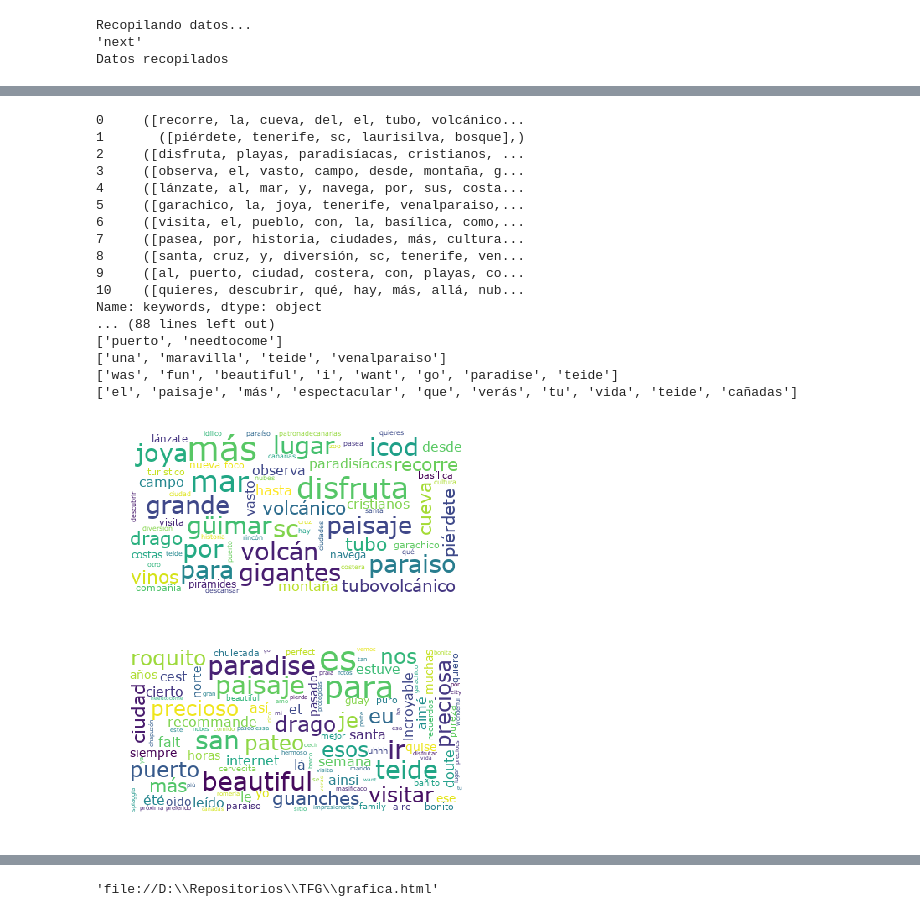
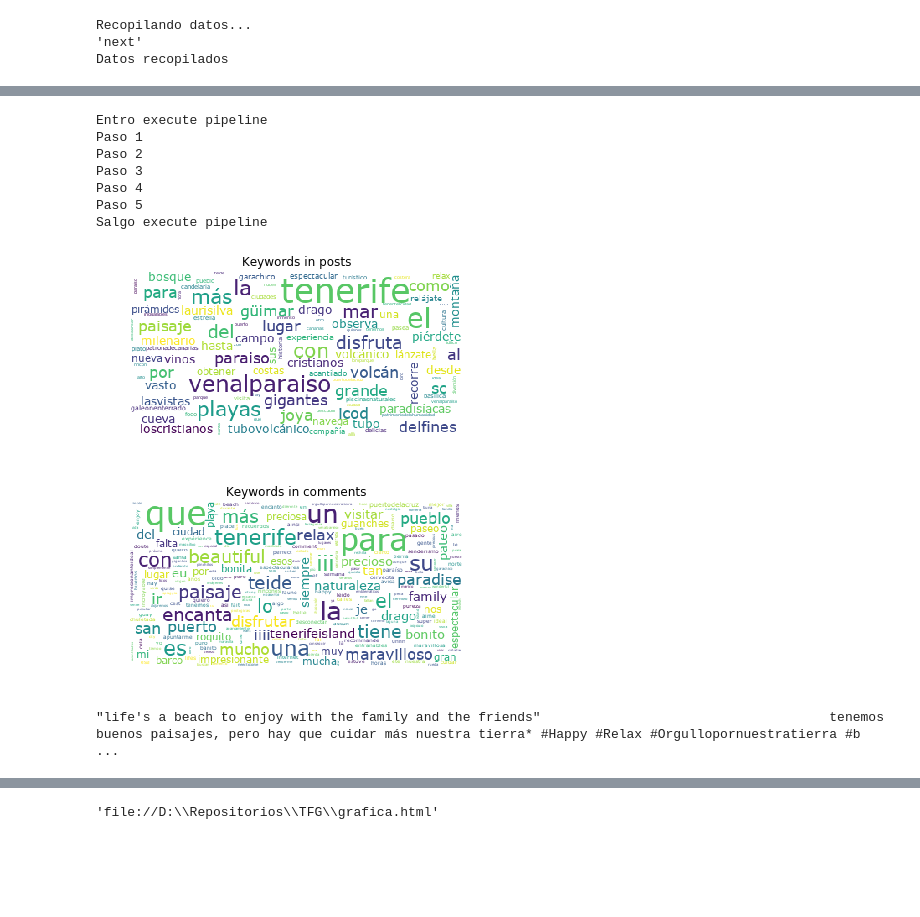
Before and after one commit to alu0100767803/TFG, a Jupyter notebook: Untitled.ipynb, the cells around one changed output, grey strips where cells are left out. Cells and saved outputs as stored; diff of their text form; code cells hidden in the pictures; blank space fills up the shorter version.

```diff
--- a/Untitled.ipynb
+++ b/Untitled.ipynb
@@ -42,12 +42,12 @@ collection_comments.delete_many({})
 # %% [output]
 <pymongo.results.DeleteResult at 0x...>
 # %%
-id = "215473732566847"              # id de la página que va a ser analizada
+id = "turismoTenerife"              # id de la página que va a ser analizada
 """Páginas usadas
  * tenerifevacanze
  * VisitTenerifeES
  * siampark
- * 215473732566847"""
+ * turismoTenerife"""
 
 
 
@@ -251,50 +217,48 @@ Salgo execute pipeline
+# %%
+df_comments = execute_pipeline(df_comments)
+# %% [output]
+Entro execute pipeline
+Paso 1
+Paso 2
+Paso 3
+Paso 4
+Paso 5
+Salgo execute pipeline
 # %%
 #Content analysis
 
-def viz_wordcloud(dataframe, column_name):
-    print(dataframe[column_name])
+def viz_wordcloud(dataframe, column_name, title):
     lst_tokens = list(itertools.chain.from_iterable(dataframe[column_name]))
     lst_p = []
     for phrase in lst_tokens:
-        print(phrase)
         lst_p.extend(phrase)
     lst_phrases = [phrase.replace(" ", "_") for phrase in lst_p]
 
-    CLEANING_LIST = ['el', 'la', 'lo', 'que', 'con', 'del', 'lo','como','una', 'al','su','un','en' ] # Lista con palabras que consideraremos como ruido
-    lst_phrases = [phrase for phrase in lst_phrases if not any(spam in phrase.lower() for spam in CLEANING_LIST)] # Quitamos los keywords considerados como ruido
-    lst_phrases = [phrase.replace(" ","_") for phrase in lst_phrases if len(phrase) > 1] # Eliminamos los tokens que son de una sola letra
-    wordcloud = WordCloud(font_path='./Fonts/Verdana.ttf', background_color="White", max_words=2000, max_font_size=40, random_state=42).generate(" ".join(lst_phrases))
+    CLEANING_LIST = [] # Lista con palabras que consideraremos como ruido
+    # Quitamos los elementos considerados como ruido
+    lst_phrases = [phrase.replace(" ","_") for phrase in lst_phrases if not any(spam in phrase.lower() for spam in CLEANING_LIST)]
+    # Eliminamos los tokens que son de una sola letra
+    lst_phrases = [phrase.replace(" ","_") for phrase in lst_phrases if len(phrase) > 1]
+
+    wordcloud = WordCloud(font_path='./Fonts/Verdana.ttf', background_color="White", max_words=2000
+                                        , max_font_size=40, random_state=42).generate(" ".join(lst_phrases))
 
     plt.figure()
     plt.imshow(wordcloud)
     plt.axis("off")
-    plt.show
+    plt.title(title)
+    plt.show()
 
 def print_verbatims(df, nb_verbatim, keywords):
     verbatims = df[df['message'].str.contains(keywords)]
     for i, text in verbatims.head(nb_verbatim).iterrows():
         print(text['message'])
 # %%
-viz_wordcloud(df_posts, 'keywords')
-viz_wordcloud(df_comments, 'keywords')
+viz_wordcloud(df_posts, 'keywords', 'Keywords in posts')
+viz_wordcloud(df_comments, 'keywords', 'Keywords in comments')
+print_verbatims(df_comments, 5, 'Happy')
 # %% [output]
-0     ([recorre, la, cueva, del, el, tubo, volcánico...
-1       ([piérdete, tenerife, sc, laurisilva, bosque],)
-2     ([disfruta, playas, paradisíacas, cristianos, ...
-3     ([observa, el, vasto, campo, desde, montaña, g...
-4     ([lánzate, al, mar, y, navega, por, sus, costa...
-5     ([garachico, la, joya, tenerife, venalparaiso,...
-6     ([visita, el, pueblo, con, la, basílica, como,...
-7     ([pasea, por, historia, ciudades, más, cultura...
-8     ([santa, cruz, y, diversión, sc, tenerife, ven...
-9     ([al, puerto, ciudad, costera, con, playas, co...
-10    ([quieres, descubrir, qué, hay, más, allá, nub...
-Name: keywords, dtype: object
-... (88 lines left out)
-['puerto', 'needtocome']
-['una', 'maravilla', 'teide', 'venalparaiso']
-['was', 'fun', 'beautiful', 'i', 'want', 'go', 'paradise', 'teide']
-['el', 'paisaje', 'más', 'espectacular', 'que', 'verás', 'tu', 'vida', 'teide', 'cañadas']
-[figure, old version]
+[figure, new version]
-[figure, old version]
+[figure, new version]
+"life's a beach to enjoy with the family and the friends"                                     tenemos buenos paisajes, pero hay que cuidar más nuestra tierra* #Happy #Relax #Orgullopornuestratierra #b ...
 # %%
```
Also changed, not shown: parts of 21 cells of this notebook, 27 other files.
